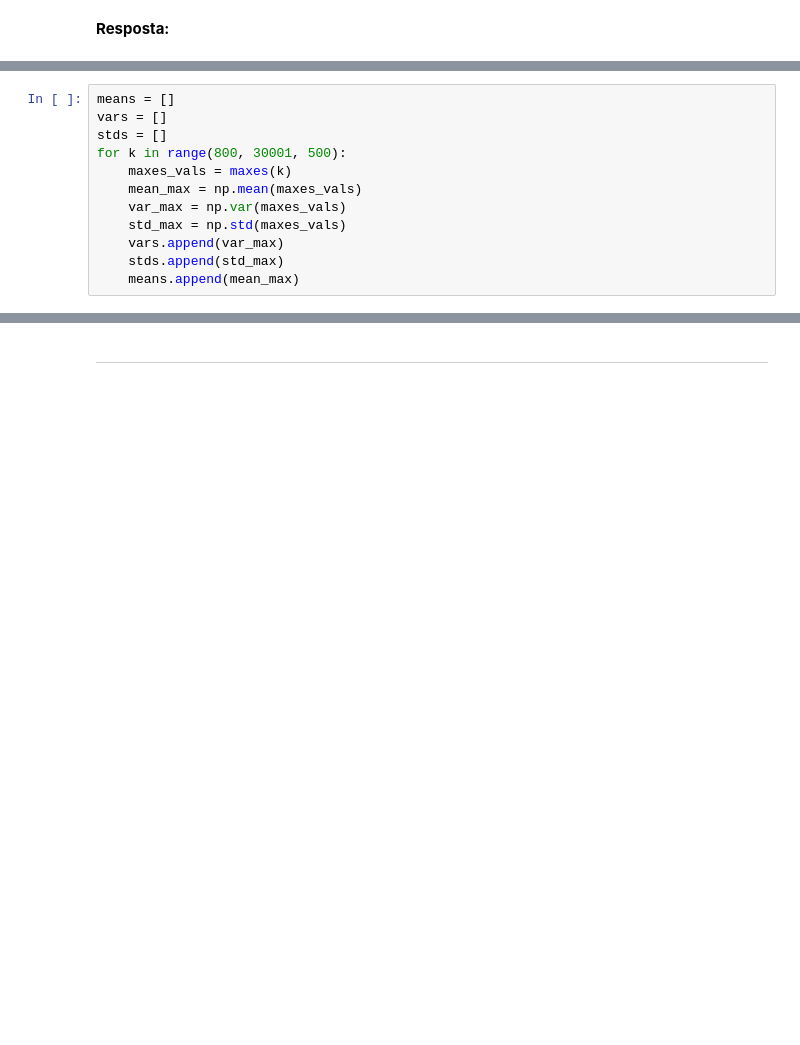
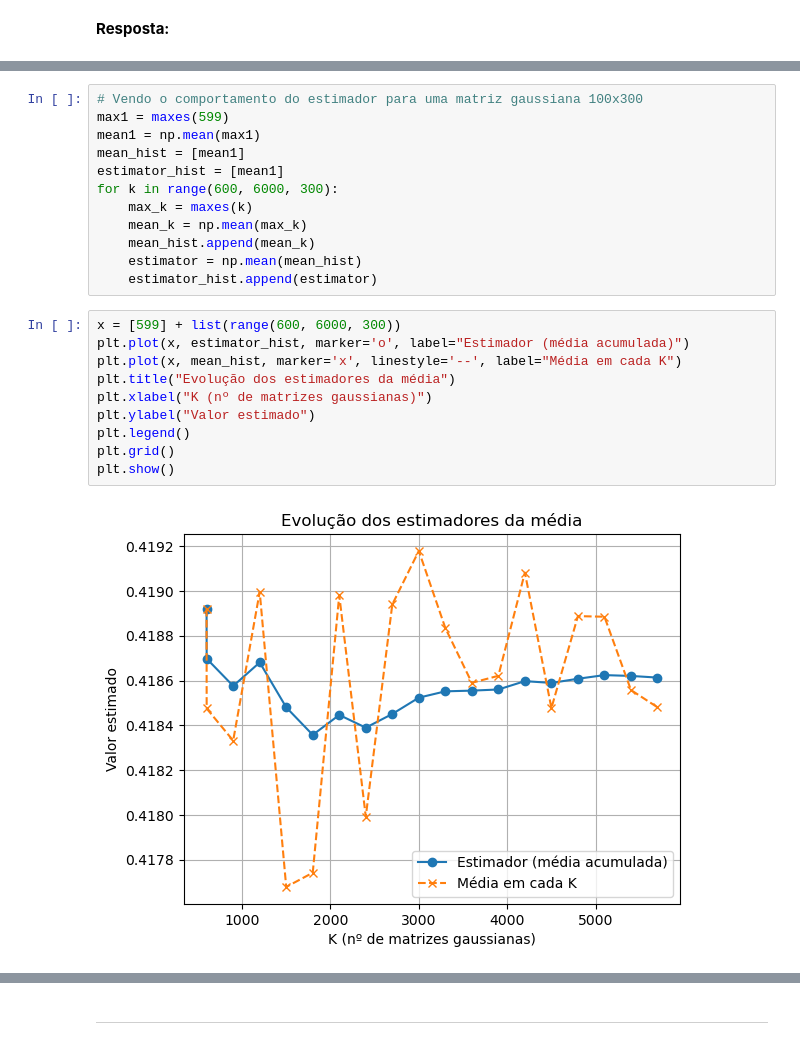
Before and after one commit to alexoliveiraFGV24/rand_nla, a Jupyter notebook: final/Projeto4.ipynb, the cells around one changed output, grey strips where cells are left out. Drawn from its saved outputs; the diff is of its cells as text; blank space fills up the shorter version.

```diff
--- a/final/Projeto4.ipynb
+++ b/final/Projeto4.ipynb
@@ -253,12 +241,0 @@ Descobrimos também que, teoricamente, podemos diminuir a complexidade do algori
-# %%
-means = []
-vars = []
-stds = []
-for k in range(800, 30001, 500):
-    maxes_vals = maxes(k)
-    mean_max = np.mean(maxes_vals)
-    var_max = np.var(maxes_vals)
-    std_max = np.std(maxes_vals)
-    vars.append(var_max)
-    stds.append(std_max)
-    means.append(mean_max)
@@ -295,0 +290,24 @@ plt.show()
+# %%
+# Vendo o comportamento do estimador para uma matriz gaussiana 100x300
+max1 = maxes(599)
+mean1 = np.mean(max1)
+mean_hist = [mean1]
+estimator_hist = [mean1]
+for k in range(600, 6000, 300):
+    max_k = maxes(k)
+    mean_k = np.mean(max_k)
+    mean_hist.append(mean_k)
+    estimator = np.mean(mean_hist)
+    estimator_hist.append(estimator)
+# %%
+x = [599] + list(range(600, 6000, 300))
+plt.plot(x, estimator_hist, marker='o', label="Estimador (média acumulada)")
+plt.plot(x, mean_hist, marker='x', linestyle='--', label="Média em cada K")
+plt.title("Evolução dos estimadores da média")
+plt.xlabel("K (nº de matrizes gaussianas)")
+plt.ylabel("Valor estimado")
+plt.legend()
+plt.grid()
+plt.show()
+# %% [output]
+[figure, added]
```
Also changed, not shown: parts of 20 cells of this notebook, 1 other file.
